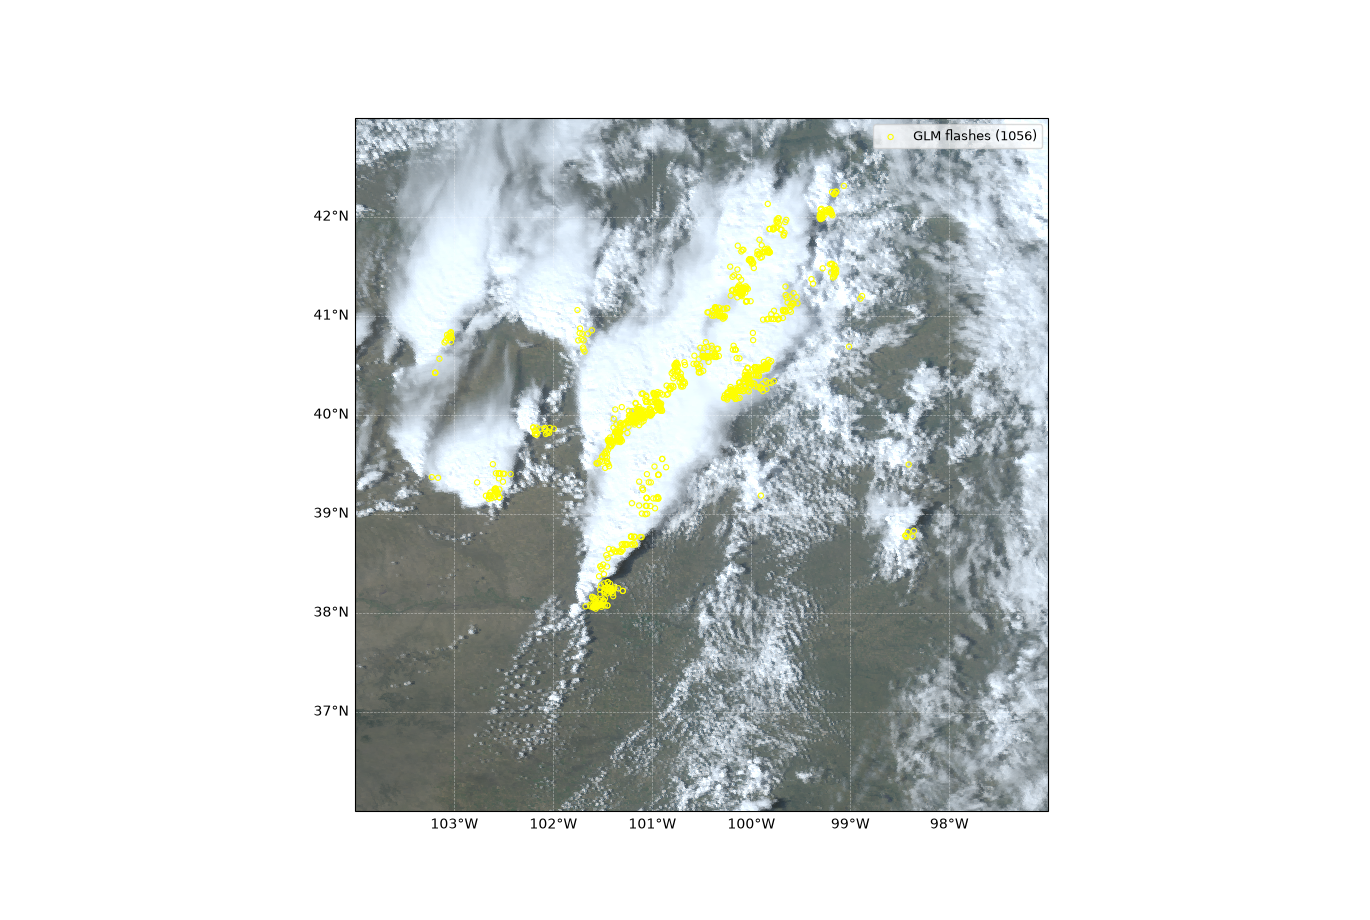
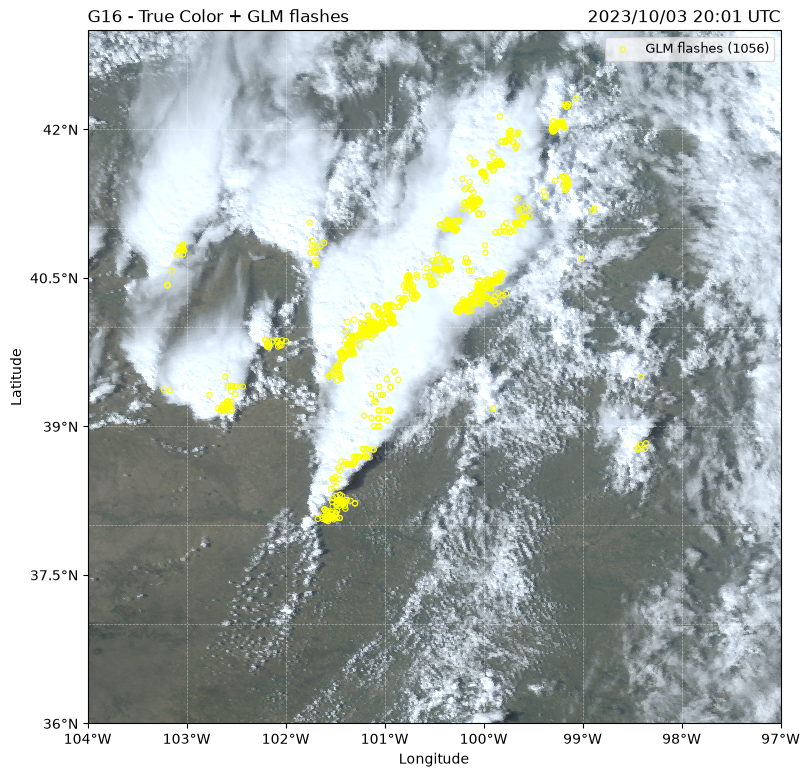
Code edit (unified diff) that turned the first committed figure into the second:
--- before
+++ after
@@ -14,8 +14,7 @@
 ax.coastlines(resolution=STYLE["coast_resolution"],
               color=STYLE["coast_colour"], linewidth=STYLE["coast_width"])
-grid = ax.gridlines(draw_labels=True, color=STYLE["grid_colour"],
-                    alpha=STYLE["grid_alpha"], linestyle=STYLE["grid_style"],
-                    linewidth=STYLE["grid_width"])
-grid.top_labels = grid.right_labels = False
+ax.gridlines(color=STYLE["grid_colour"], alpha=STYLE["grid_alpha"],
+             linestyle=STYLE["grid_style"], linewidth=STYLE["grid_width"])
+gt.degree_ticks(ax, *BOX)
 
 ax.set_extent(BOX, crs=ccrs.PlateCarree())

Commit: Colour limits from the data, an enhanced scale, and a livelier mesoscale